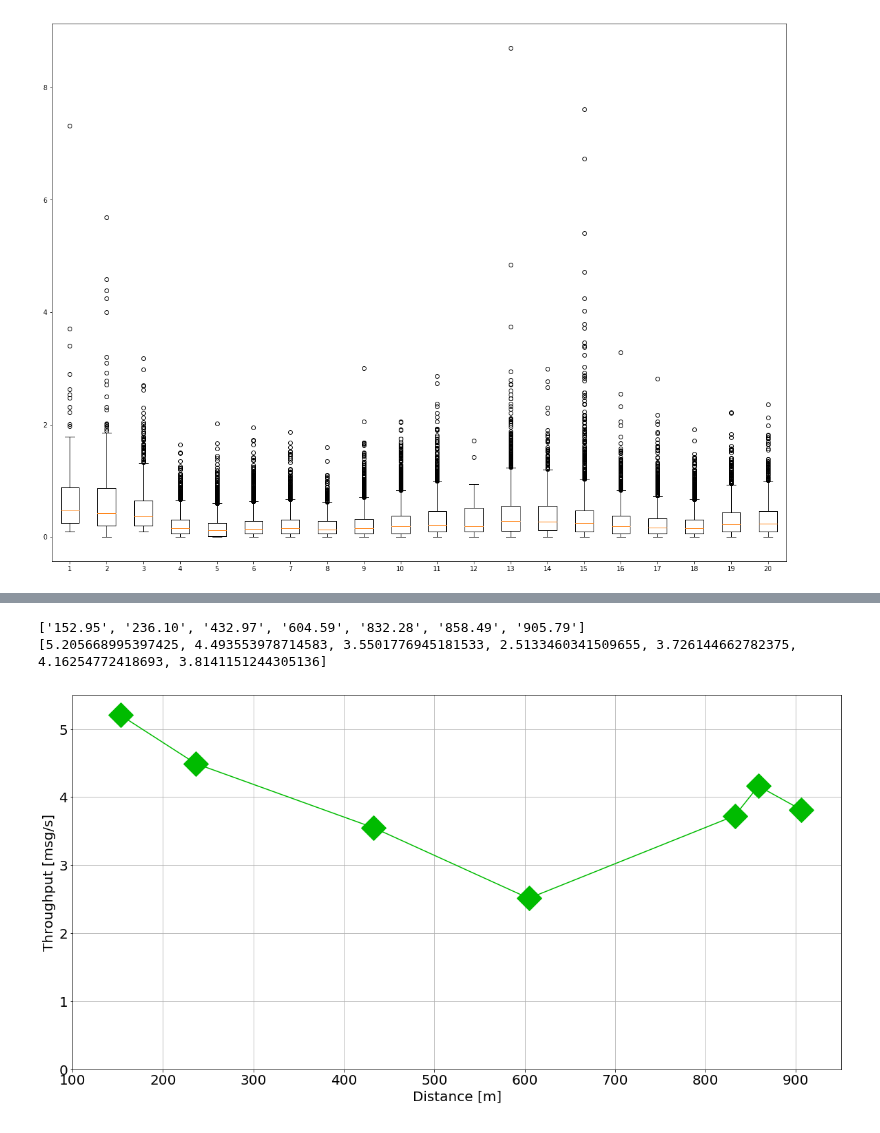
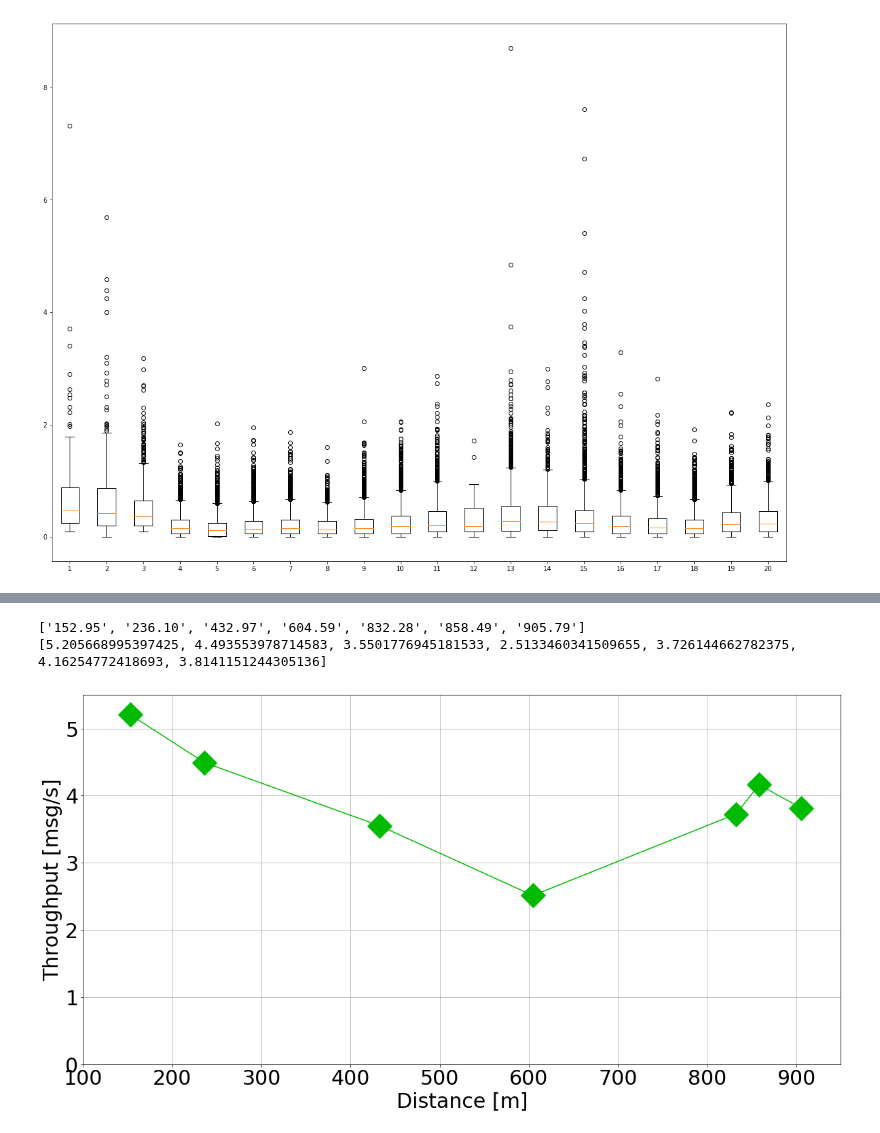
Before and after one commit to ingframin/BroadcastSimulation, a Jupyter notebook: experiments/BS/drone/nov22/logs/Untitled.ipynb, the cells around one changed output, grey strips where cells are left out. Drawn from its saved outputs; the diff is of its cells as text; code cells hidden in the pictures.

```diff
--- a/experiments/BS/drone/nov22/logs/Untitled.ipynb
+++ b/experiments/BS/drone/nov22/logs/Untitled.ipynb
@@ -336,35 +336,35 @@ pt.show()
 #         tmp_t += freq[i][1]
 #         n+=1
 #     else:
 #         d.append(tmp_d/n)
 #         t.append(tmp_t/n)
 #         n=1
 #         tmp_d = freq[i][0]
 #         tmp_t = freq[i][1]
 
 from matplotlib.patches import Ellipse
 import matplotlib.transforms as transforms
 pt.rcParams['figure.figsize'] = 20, 15
 d = ['%.2f'%x[0] for x in res]
 t = [len(bp[k])/sum(bp[k]) for k in range(7)]
 print(d)
 print(t)
 pt.rcParams['figure.figsize'] = 20, 10
 
 pt.grid(True)
 #pt.plot(res,t)
 pt.plot(res,t,'-D',color='#00BB00FF',markersize=25)
 
 #pt.text(300,4,"Many trees and buildings in the Fresnel Zone",fontsize=20, color='b')
-pt.xticks(fontsize=20)
-pt.yticks(fontsize=20)
+pt.xticks(fontsize=30)
+pt.yticks(fontsize=30)
 pt.axis([100,950,0,5.5])
 #pt.legend(fontsize=20)
-pt.xlabel('Distance [m]',fontsize=20)
-pt.ylabel('Throughput [msg/s]',fontsize=20)
+pt.xlabel('Distance [m]',fontsize=30)
+pt.ylabel('Throughput [msg/s]',fontsize=30)
 pt.savefig('rate_vs_distance.pdf', dpi=300, facecolor='w', edgecolor='w',orientation='portrait',bbox_inches='tight')
 pt.show()
 # %% [output]
 ['152.95', '236.10', '432.97', '604.59', '832.28', '858.49', '905.79']
 [5.205668995397425, 4.493553978714583, 3.5501776945181533, 2.5133460341509655, 3.726144662782375, 4.16254772418693, 3.8141151244305136]
-[figure, old version]
+[figure, new version]
```
Also changed, not shown: parts of 2 cells of this notebook, 39 other files.
